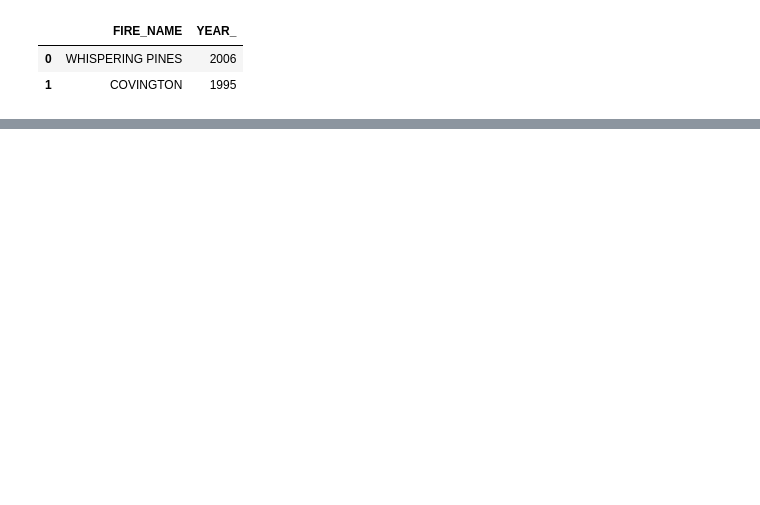
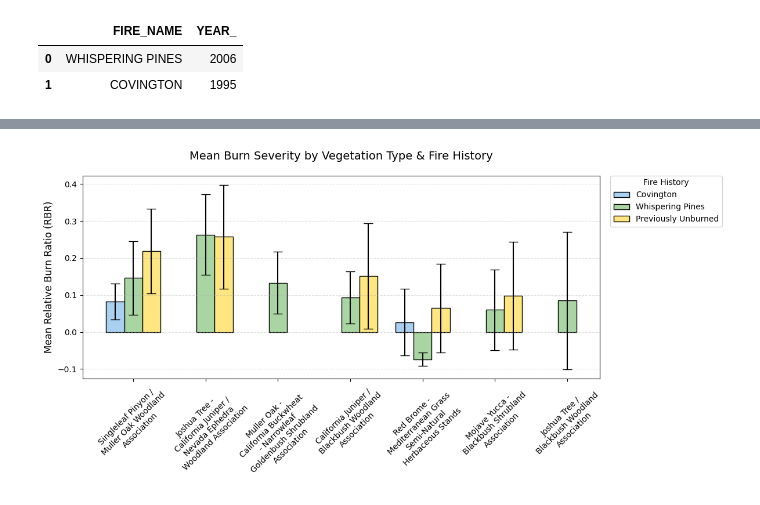
Before and after one commit to SchmidtDSE/eureka_fire_eda, a Jupyter notebook: eureka_fire_veg_analysis.ipynb, the cells around one changed output, grey strips where cells are left out. Drawn from its saved outputs; the diff is of its cells as text; code cells hidden in the pictures; blank space fills up the shorter version.

```diff
--- a/eureka_fire_veg_analysis.ipynb
+++ b/eureka_fire_veg_analysis.ipynb
@@ -308,0 +583,72 @@ Processing complete. Outputs saved as 'veg_burned_output.gpkg' and 'veg_burned_s
+# %%
+
+
+# Your desired order:
+ordered_veg = [
+    "Singleleaf Pinyon / Muller Oak Woodland Association",
+    "Joshua Tree - California Juniper / Nevada Ephedra Woodland Association",
+    "Muller Oak - California Buckwheat - Narrowleaf Goldenbush Shrubland Association",
+    "California Juniper / Blackbush Woodland Association",
+    "Red Brome - Mediterranean Grass Semi-Natural Herbaceous Stands",
+    "Mojave Yucca - Blackbush Shrubland Association",
+    "Joshua Tree / Blackbush Woodland Association"
+]
+
+# — Pivot & rename Unburned → Previously Unburned —
+mean_piv = full_veg_hist.pivot(
+    index="MapUnit_Name", columns="FIRE_NAME", values="mean_RBR"
+).rename(columns={"Unburned": "Previously Unburned"})
+std_piv = full_veg_hist.pivot(
+    index="MapUnit_Name", columns="FIRE_NAME", values="sd_RBR"
+).rename(columns={"Unburned": "Previously Unburned"})
+
+# Enforce your category order
+cats     = ["COVINGTON", "WHISPERING PINES", "Previously Unburned"]
+mean_piv = mean_piv[cats]
+std_piv  = std_piv[cats]
+
+# Reindex to your custom vegetation order
+mean_piv = mean_piv.reindex(ordered_veg)
+std_piv  = std_piv.reindex(ordered_veg)
+
+x         = np.arange(len(ordered_veg))
+width     = 0.25
+colors    = ["#A9CFF1", "#A8D5A2", "#FFE680"]  # blue, green, amber
+
+fig, ax = plt.subplots(figsize=(12,6))
+
+for i, cat in enumerate(cats):
+    ax.bar(
+        x + (i - 1)*width,
+        mean_piv[cat],
+        width,
+        yerr=std_piv[cat],
+        capsize=6,
+        linewidth=1,
+        edgecolor="k",
+        color=colors[i],
+        label=cat.title()
+    )
+
+# Wrap & center the labels
+wrapped = [textwrap.fill(lbl, 20) for lbl in ordered_veg]
+ax.set_xticks(x)
+ax.set_xticklabels(wrapped, rotation=45, ha="center", fontsize=10)
+
+# Styling
+ax.set_ylabel("Mean Relative Burn Ratio (RBR)", fontsize=12)
+ax.set_title("Mean Burn Severity by Vegetation Type & Fire History", pad=20, fontsize=14)
+ax.grid(axis="y", linestyle="--", alpha=0.4)
+
+# Legend outside
+ax.legend(
+    title="Fire History",
+    bbox_to_anchor=(1.02, 1),
+    loc="upper left",
+    borderaxespad=0
+)
+
+plt.tight_layout()
+plt.show()
+# %% [output]
+[figure, added]
```
Also changed, not shown: parts of 21 cells of this notebook, 1 other file.
